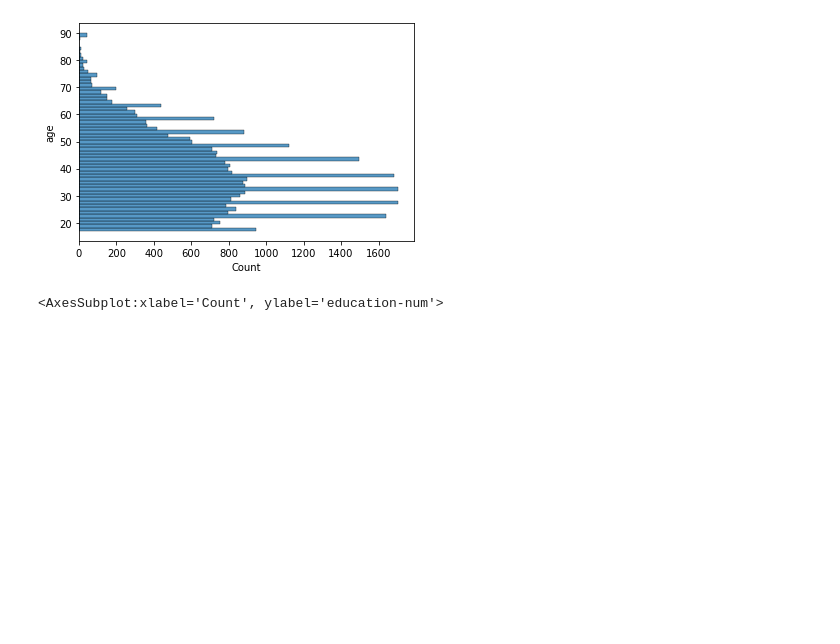
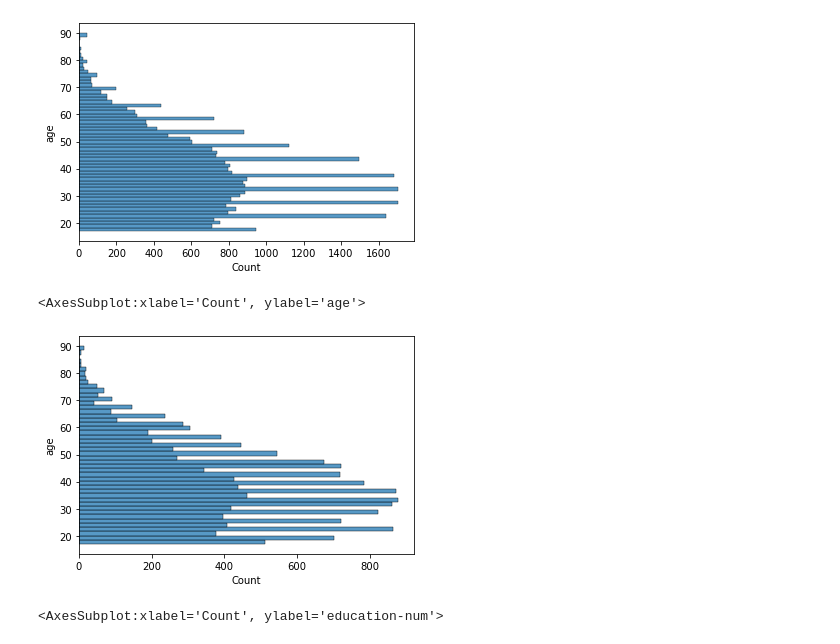
Before and after one commit to luismoralesphysics/Aunalytics_DA_assessment, a Jupyter notebook: segmentation.ipynb, the cells around one changed output. Drawn from its saved outputs; the diff is of its cells as text; code cells hidden in the pictures; blank space fills up the shorter version.

Commit message:
Plotted the test data set
Looked at the test data set to see if there was anything obviously wrong.
It all checks out. Not to return to model the data.

```diff
--- a/segmentation.ipynb
+++ b/segmentation.ipynb
@@ -34,6 +34,11 @@ sns.histplot(y=df_train['age'])
 # %% [output]
 <AxesSubplot:xlabel='Count', ylabel='age'>
 [figure]
+# %%
+sns.histplot(y=df_test['age'])
+# %% [output]
+<AxesSubplot:xlabel='Count', ylabel='age'>
+[figure, added]
 # %%
 sns.histplot(y=df_train['education-num'])
 
```
Also changed, not shown: parts of 7 cells of this notebook.
